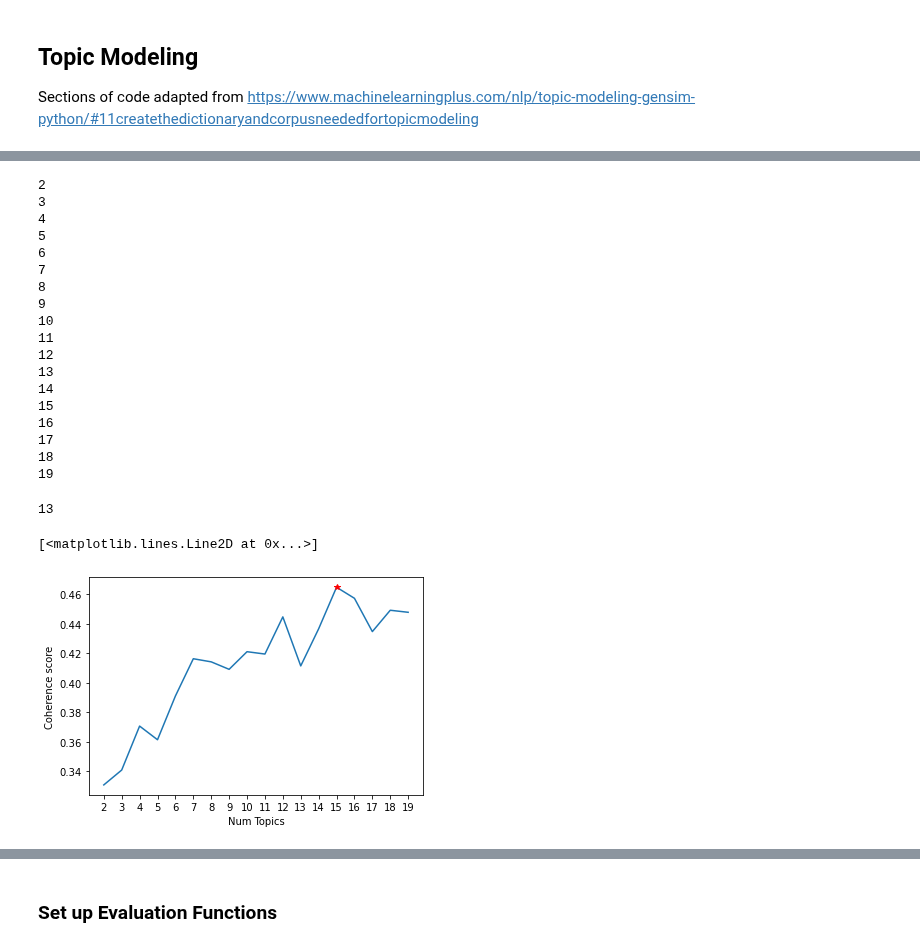
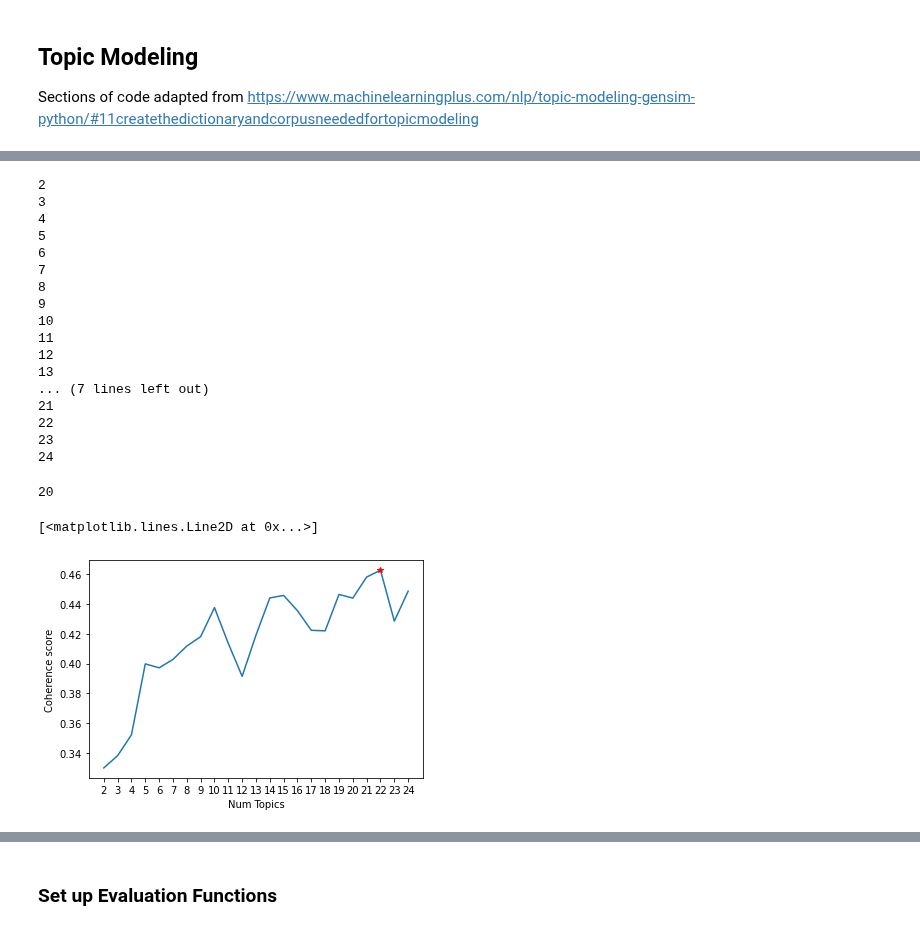
Before and after one commit to anuragkumar/fake-job-posting-prediction, a Jupyter notebook: fake_job_postings.ipynb, the cells around one changed output, grey strips where cells are left out. Drawn from its saved outputs; the diff is of its cells as text; code cells hidden in the pictures.

```diff
--- a/fake_job_postings.ipynb
+++ b/fake_job_postings.ipynb
@@ -378,24 +410,22 @@ corpus = [corpus_dict.doc2bow(t) for t in text]
 # %%
 # tune LDA model based on topic coherence values (maximize)
+# build LDA with many values for topic and find topic number with maximum topic coherence score
+# inputs:
+    # dictionary: corpus dictionary
+    # corpus: BOW corpus
+    # texts: text strings as a list
+    # limit: maximum number of topics to iterate through
+    # start: minimum number of topics to iterate through
+    # step: step size as iterate
 def compute_coherence_values(dictionary, corpus, texts, limit, start=2, step=1):
-    """
-    Compute c_v coherence for various number of topics
 
-    Parameters:
-    ----------
-    dictionary : Gensim dictionary
-    corpus : Gensim corpus
-    limit : Max num of topics
-
-    Returns:
-    -------
-    model_list : List of LDA topic models
-    coherence_values : Coherence values corresponding to the LDA model with respective number of topics
-    """
     coherence_values = []
     model_list = []
+    # loop through possible number of topics
     for num_topics in range(start, limit, step):
         print(num_topics)
+
+        # build LDA model
         model = gensim.models.ldamodel.LdaModel(corpus=corpus,
                                                 id2word=corpus_dict,
                                                 num_topics=num_topics,
@@ -406,14 +436,16 @@ def compute_coherence_values(dictionary, corpus, texts, limit, start=2, step=1):
                                                 alpha='auto',
                                                 eta = 'auto',
                                                 per_word_topics=True)
+        # record models
         model_list.append(model)
+        # calculate coherence value and store for each model
         coherencemodel = CoherenceModel(model=model, texts=texts, dictionary=dictionary, coherence='c_v')
         coherence_values.append(coherencemodel.get_coherence())
 
     return model_list, coherence_values
 # %%
 model_list, coherence_values = compute_coherence_values(dictionary=corpus_dict, corpus=corpus, texts=text,
-                                                        start=2, limit=20, step=1)
+                                                        start=2, limit=25, step=1)
 # 2.5 hours to run
 # %% [output]
 2
@@ -428,27 +460,28 @@ model_list, coherence_values = compute_coherence_values(dictionary=corpus_dict,
 11
 12
 13
-14
-15
-16
-17
-18
-19
+... (7 lines left out)
+21
+22
+23
+24
 # %%
-np.argmax(coherence_values) # started at 2, this is position 13, so 15 topics
+# max number of topics
+np.argmax(coherence_values) # started at 2, so 22 topics
 # %% [output]
-13
+20
 # %%
-limit=20; start=2; step=1;
+# graph topic coherence vs number of topics
+limit=25; start=2; step=1;
 x = range(start, limit, step)
 plt.plot(x, coherence_values)
 plt.xlabel("Num Topics")
 plt.ylabel("Coherence score")
-plt.xticks(range(2, 20))
+plt.xticks(range(2, 25))
 plt.plot(np.argmax(coherence_values) + 2, coherence_values[np.argmax(coherence_values)], 'r*')
 # %% [output]
 [<matplotlib.lines.Line2D at 0x...>]
-[figure, old version]
+[figure, new version]
 # %%
 with open('model_list.pkl', 'wb') as f:
     pickle.dump(model_list, f)
```
Also changed, not shown: parts of 99 cells of this notebook, 12 other files.
